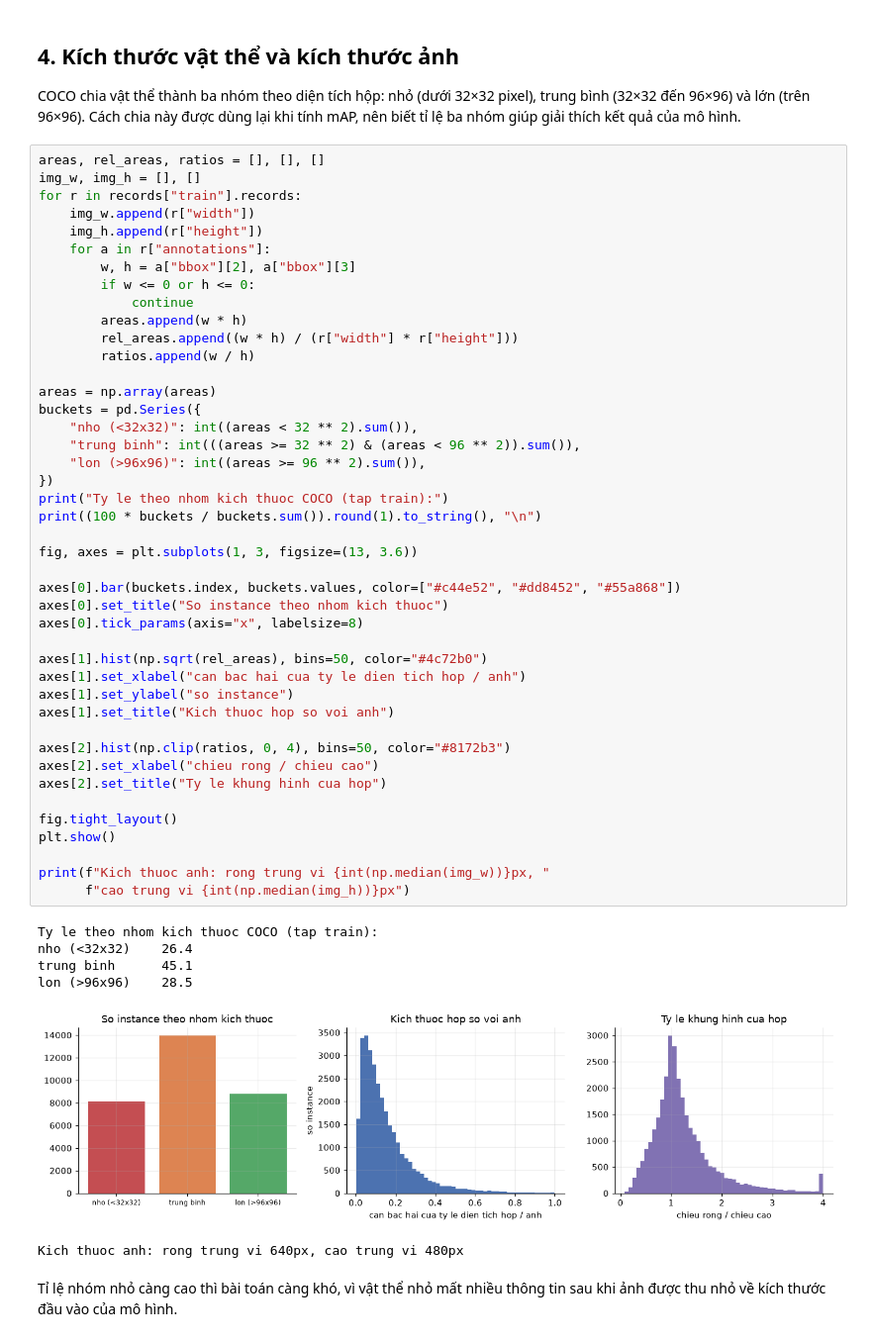
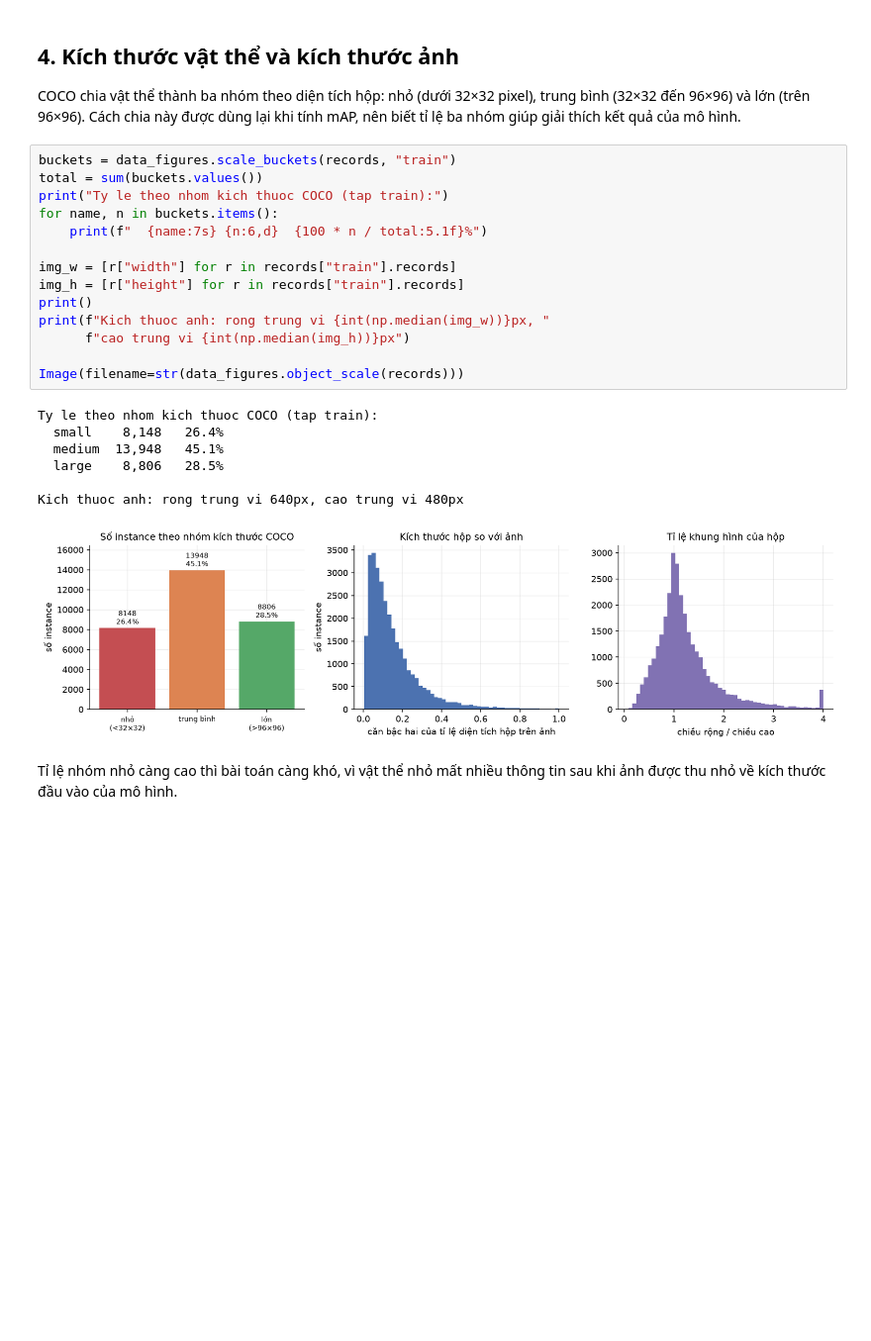
Before and after one commit to KuongB/final-object-detection, a Jupyter notebook: notebooks/01_eda.ipynb, the cells around one changed output. Shown at 99% size. Saved outputs shown, nothing was run; the diff lists cells and outputs as text; blank space fills up the shorter version.

```diff
--- a/notebooks/01_eda.ipynb
+++ b/notebooks/01_eda.ipynb
@@ -161,55 +138,27 @@ COCO chia vật thể thành ba nhóm theo diện tích hộp: nhỏ (dưới 32
 trung bình (32×32 đến 96×96) và lớn (trên 96×96). Cách chia này được dùng lại
 khi tính mAP, nên biết tỉ lệ ba nhóm giúp giải thích kết quả của mô hình.
 # %%
-areas, rel_areas, ratios = [], [], []
-img_w, img_h = [], []
-for r in records["train"].records:
-    img_w.append(r["width"])
-    img_h.append(r["height"])
-    for a in r["annotations"]:
-        w, h = a["bbox"][2], a["bbox"][3]
-        if w <= 0 or h <= 0:
-            continue
-        areas.append(w * h)
-        rel_areas.append((w * h) / (r["width"] * r["height"]))
-        ratios.append(w / h)
+buckets = data_figures.scale_buckets(records, "train")
+total = sum(buckets.values())
+print("Ty le theo nhom kich thuoc COCO (tap train):")
+for name, n in buckets.items():
+    print(f"  {name:7s} {n:6,d}  {100 * n / total:5.1f}%")
 
-areas = np.array(areas)
-buckets = pd.Series({
-    "nho (<32x32)": int((areas < 32 ** 2).sum()),
-    "trung binh": int(((areas >= 32 ** 2) & (areas < 96 ** 2)).sum()),
-    "lon (>96x96)": int((areas >= 96 ** 2).sum()),
-})
-print("Ty le theo nhom kich thuoc COCO (tap train):")
-print((100 * buckets / buckets.sum()).round(1).to_string(), "\n")
-
-fig, axes = plt.subplots(1, 3, figsize=(13, 3.6))
-
-axes[0].bar(buckets.index, buckets.values, color=["#c44e52", "#dd8452", "#55a868"])
-axes[0].set_title("So instance theo nhom kich thuoc")
-axes[0].tick_params(axis="x", labelsize=8)
-
-axes[1].hist(np.sqrt(rel_areas), bins=50, color="#4c72b0")
-axes[1].set_xlabel("can bac hai cua ty le dien tich hop / anh")
-axes[1].set_ylabel("so instance")
-axes[1].set_title("Kich thuoc hop so voi anh")
-
-axes[2].hist(np.clip(ratios, 0, 4), bins=50, color="#8172b3")
-axes[2].set_xlabel("chieu rong / chieu cao")
-axes[2].set_title("Ty le khung hinh cua hop")
-
-fig.tight_layout()
-plt.show()
-
+img_w = [r["width"] for r in records["train"].records]
+img_h = [r["height"] for r in records["train"].records]
+print()
 print(f"Kich thuoc anh: rong trung vi {int(np.median(img_w))}px, "
       f"cao trung vi {int(np.median(img_h))}px")
+
+Image(filename=str(data_figures.object_scale(records)))
 # %% [output]
 Ty le theo nhom kich thuoc COCO (tap train):
-nho (<32x32)    26.4
-trung binh      45.1
-lon (>96x96)    28.5
+  small    8,148   26.4%
+  medium  13,948   45.1%
+  large    8,806   28.5%
+
+Kich thuoc anh: rong trung vi 640px, cao trung vi 480px
-[figure, old version]
+[figure, new version]
-Kich thuoc anh: rong trung vi 640px, cao trung vi 480px
 # %% [markdown]
 Tỉ lệ nhóm nhỏ càng cao thì bài toán càng khó, vì vật thể nhỏ mất nhiều thông tin
 sau khi ảnh được thu nhỏ về kích thước đầu vào của mô hình.
```
Also changed, not shown: parts of 5 cells of this notebook, 26 other files.
